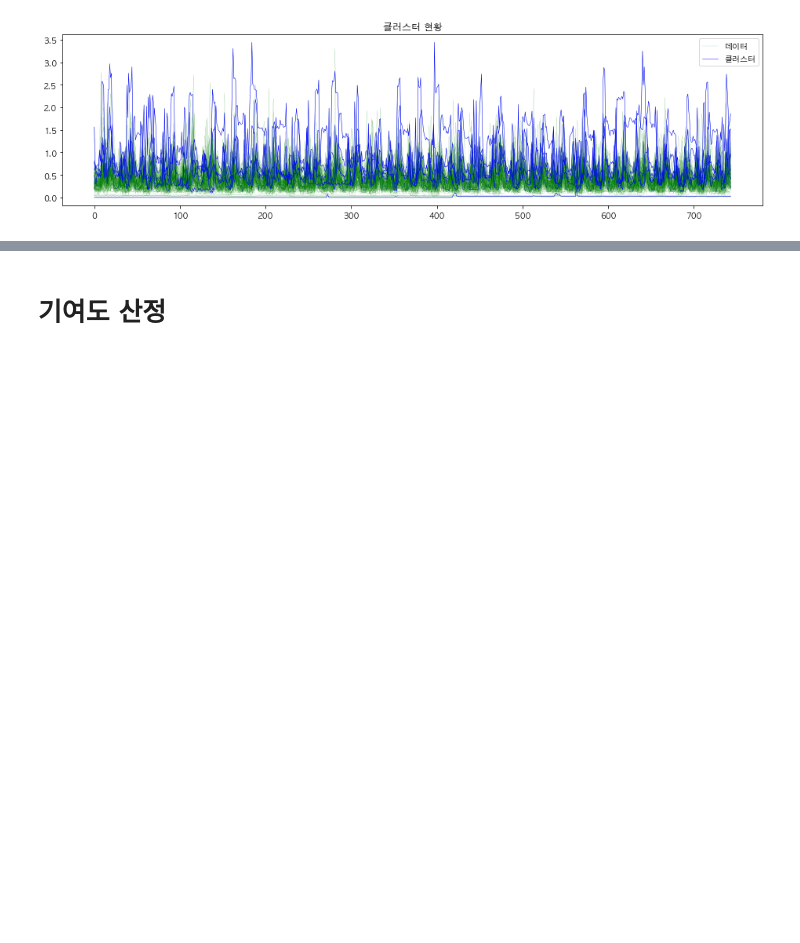
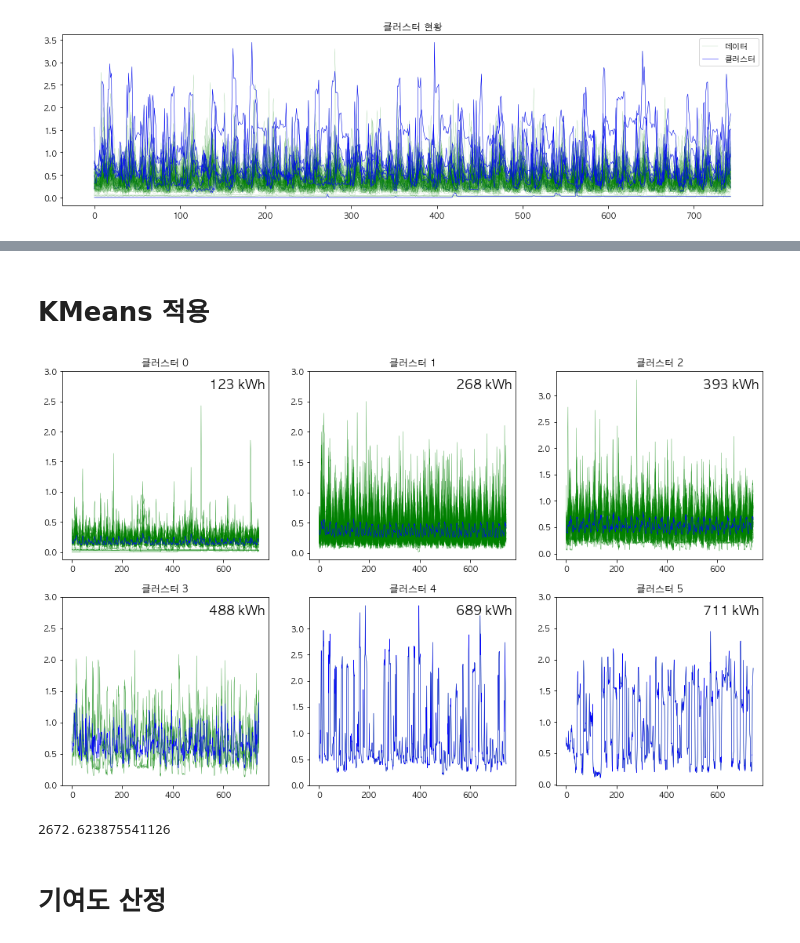
Before and after one commit to formegusto/distribution-public-fee, a Jupyter notebook: pt3.그룹별 (Pattern Based) 가격분배.ipynb, the cells around one changed output, grey strips where cells are left out. Drawn from its saved outputs; the diff is of its cells as text; code cells hidden in the pictures; blank space fills up the shorter version.

```diff
--- a/pt3.그룹별 (Pattern Based) 가격분배.ipynb
+++ b/pt3.그룹별 (Pattern Based) 가격분배.ipynb
@@ -185,3 +191,22 @@ new_group_df
+# %% [markdown]
+# KMeans 적용
+# %%
+K = new_group_df['label'].value_counts().index.size
+
+kmeans.K = K
+kmeans.clusters_ = kmeans.clusters_[:K]
+kmeans.labels_ = new_group_df['label'].values
+
+kmeans.next_setting()
+
+kmeans.ecv
+kmeans.draw_plot()
+# %% [output]
+[figure, added]
+# %%
+kmeans.clusters_.sum()
+# %% [output]
+2672.623875541126
 # %% [markdown]
 # 기여도 산정
 # %% [markdown]
```
Also changed, not shown: parts of 20 cells of this notebook, 2 other files.
